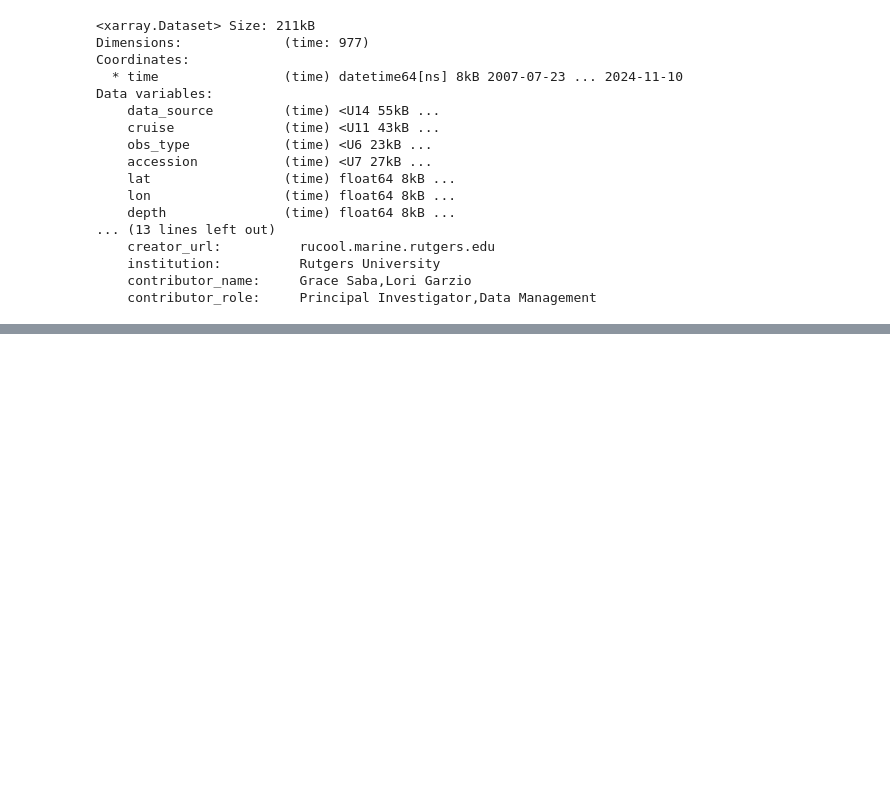
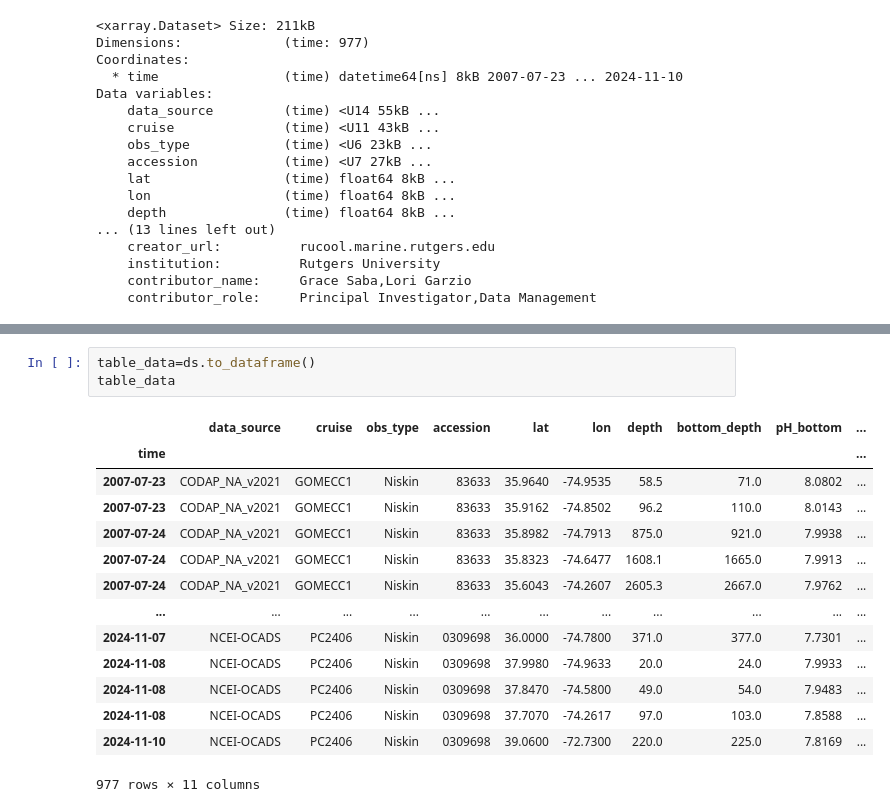
Before and after one commit to EGable1/MOM6-COBALT_2026, a Jupyter notebook: code/OA_data.ipynb, the cells around one changed output, grey strips where cells are left out. Cells and saved outputs as stored; diff of their text form; blank space fills up the shorter version.

Commit message:
Uploaded glider data from 2007-2025 and created function to characterize OA events

```diff
--- a/code/OA_data.ipynb
+++ b/code/OA_data.ipynb
@@ -135,0 +190,18 @@ Data variables:
+# %%
+table_data=ds.to_dataframe()
+table_data
+# %% [output]
+|  | data_source | cruise | obs_type | accession | lat | lon | depth | bottom_depth | pH_bottom | ... |
+| time |  |  |  |  |  |  |  |  |  | ... |
+| 2007-07-23 | CODAP_NA_v2021 | GOMECC1 | Niskin | 83633 | 35.9640 | -74.9535 | 58.5 | 71.0 | 8.0802 | ... |
+| 2007-07-23 | CODAP_NA_v2021 | GOMECC1 | Niskin | 83633 | 35.9162 | -74.8502 | 96.2 | 110.0 | 8.0143 | ... |
+| 2007-07-24 | CODAP_NA_v2021 | GOMECC1 | Niskin | 83633 | 35.8982 | -74.7913 | 875.0 | 921.0 | 7.9938 | ... |
+| 2007-07-24 | CODAP_NA_v2021 | GOMECC1 | Niskin | 83633 | 35.8323 | -74.6477 | 1608.1 | 1665.0 | 7.9913 | ... |
+| 2007-07-24 | CODAP_NA_v2021 | GOMECC1 | Niskin | 83633 | 35.6043 | -74.2607 | 2605.3 | 2667.0 | 7.9762 | ... |
+| ... | ... | ... | ... | ... | ... | ... | ... | ... | ... | ... |
+| 2024-11-07 | NCEI-OCADS | PC2406 | Niskin | 0309698 | 36.0000 | -74.7800 | 371.0 | 377.0 | 7.7301 | ... |
+| 2024-11-08 | NCEI-OCADS | PC2406 | Niskin | 0309698 | 37.9980 | -74.9633 | 20.0 | 24.0 | 7.9933 | ... |
+| 2024-11-08 | NCEI-OCADS | PC2406 | Niskin | 0309698 | 37.8470 | -74.5800 | 49.0 | 54.0 | 7.9483 | ... |
+| 2024-11-08 | NCEI-OCADS | PC2406 | Niskin | 0309698 | 37.7070 | -74.2617 | 97.0 | 103.0 | 7.8588 | ... |
+| 2024-11-10 | NCEI-OCADS | PC2406 | Niskin | 0309698 | 39.0600 | -72.7300 | 220.0 | 225.0 | 7.8169 | ... |
+977 rows × 11 columns
```
Also changed, not shown: parts of 8 cells of this notebook, 1 other file.
